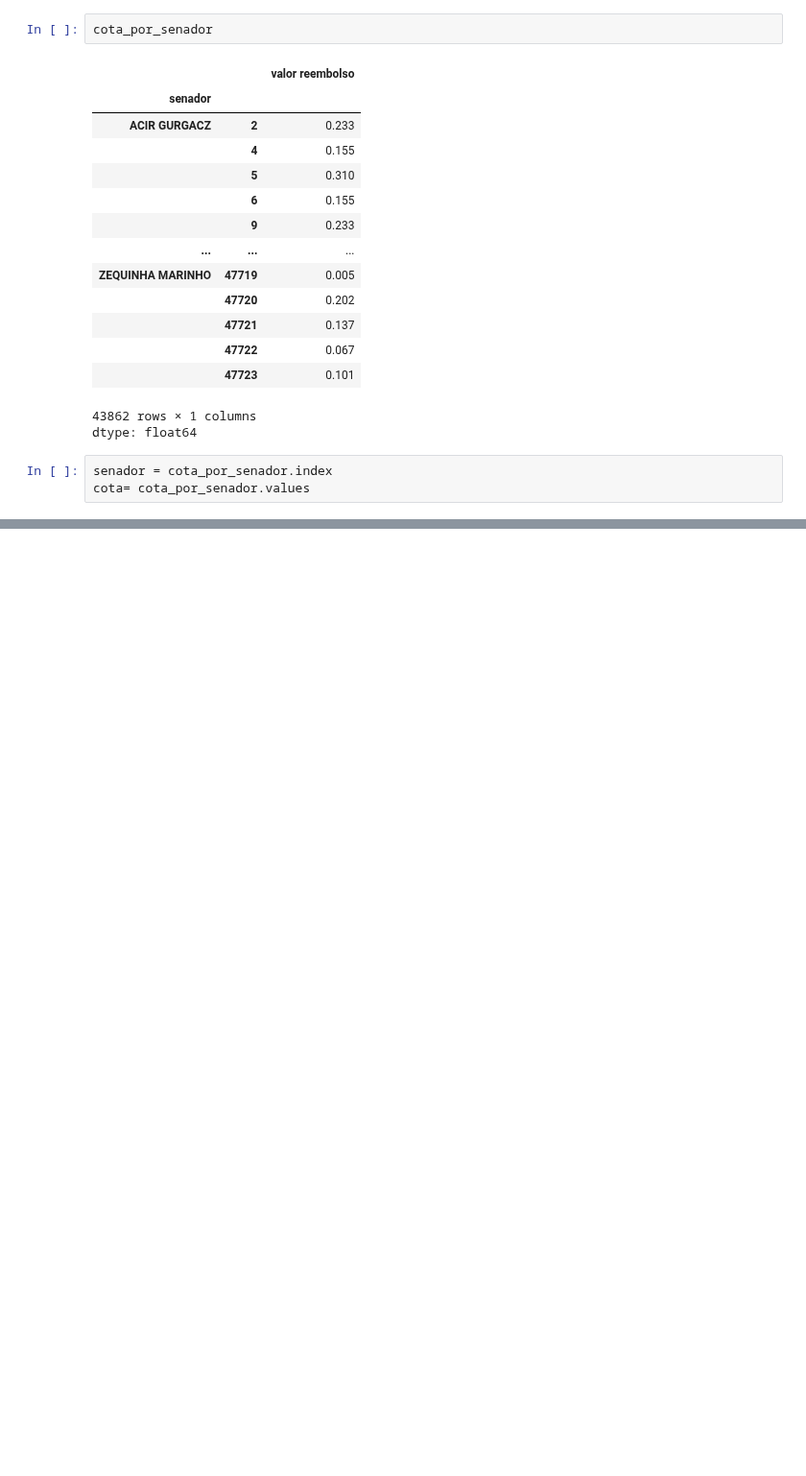
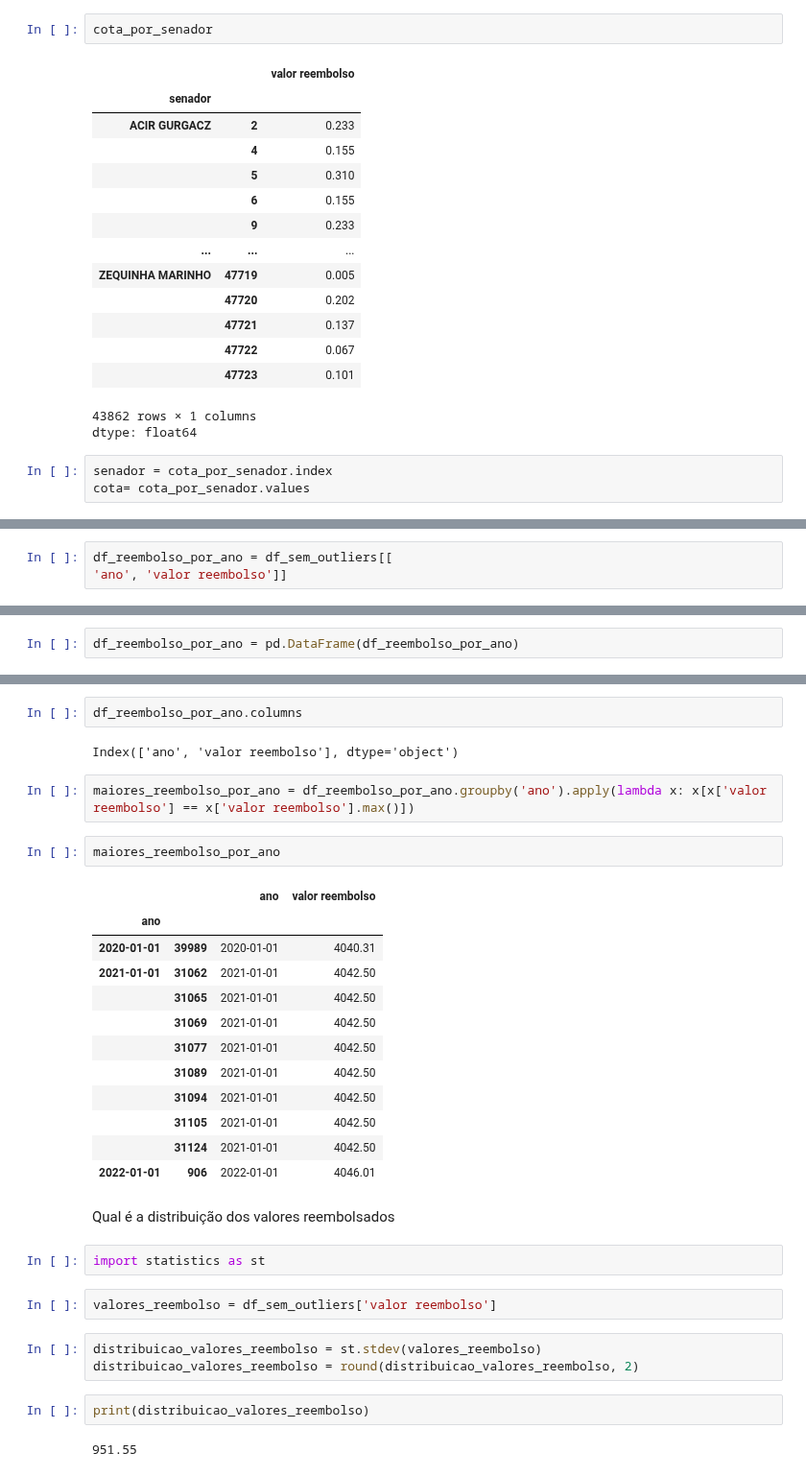
Before and after one commit to jeniferGoncalvesDaSilvaDev/7daysofcode-ds-alura2, a Jupyter notebook: desafio_7daysofcode_ds_alura.ipynb, the cells around one changed output, grey strips where cells are left out. Shown at 96% size. Cells and saved outputs as stored; diff of their text form; blank space fills up the shorter version.

```diff
--- a/desafio_7daysofcode_ds_alura.ipynb
+++ b/desafio_7daysofcode_ds_alura.ipynb
@@ -728,0 +759,3 @@ plt.show()
+# %%
+df_reembolso_por_ano = df_sem_outliers[[
+'ano', 'valor reembolso']]
@@ -728,0 +779,2 @@ plt.show()
+# %%
+df_reembolso_por_ano = pd.DataFrame(df_reembolso_por_ano)
@@ -728,0 +797,34 @@ plt.show()
+# %%
+df_reembolso_por_ano.columns
+# %% [output]
+Index(['ano', 'valor reembolso'], dtype='object')
+# %%
+maiores_reembolso_por_ano = df_reembolso_por_ano.groupby('ano').apply(lambda x: x[x['valor reembolso'] == x['valor reembolso'].max()])
+# %%
+maiores_reembolso_por_ano
+# %% [output]
+|  |  | ano | valor reembolso |
+| ano |  |  |  |
+| 2020-01-01 | 39989 | 2020-01-01 | 4040.31 |
+| 2021-01-01 | 31062 | 2021-01-01 | 4042.50 |
+|  | 31065 | 2021-01-01 | 4042.50 |
+|  | 31069 | 2021-01-01 | 4042.50 |
+|  | 31077 | 2021-01-01 | 4042.50 |
+|  | 31089 | 2021-01-01 | 4042.50 |
+|  | 31094 | 2021-01-01 | 4042.50 |
+|  | 31105 | 2021-01-01 | 4042.50 |
+|  | 31124 | 2021-01-01 | 4042.50 |
+| 2022-01-01 | 906 | 2022-01-01 | 4046.01 |
+# %% [markdown]
+Qual é a distribuição dos valores reembolsados
+# %%
+import statistics as st
+# %%
+valores_reembolso = df_sem_outliers['valor reembolso']
+# %%
+distribuicao_valores_reembolso = st.stdev(valores_reembolso)
+distribuicao_valores_reembolso = round(distribuicao_valores_reembolso, 2)
+# %%
+print(distribuicao_valores_reembolso)
+# %% [output]
+951.55
```
Also changed, not shown: parts of 11 cells of this notebook.
